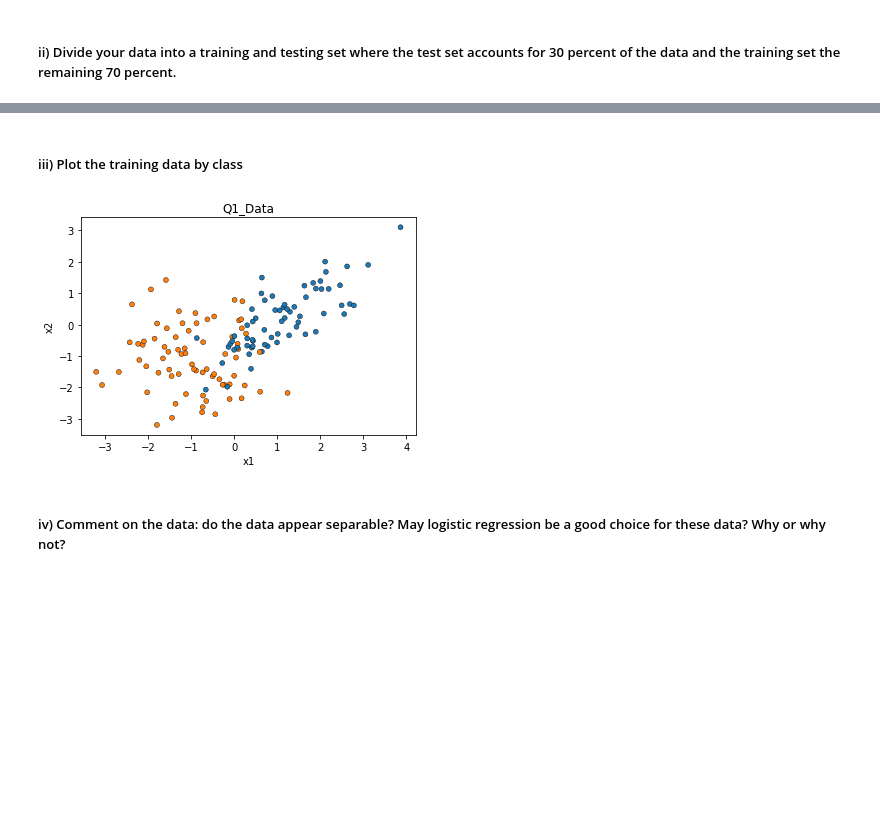
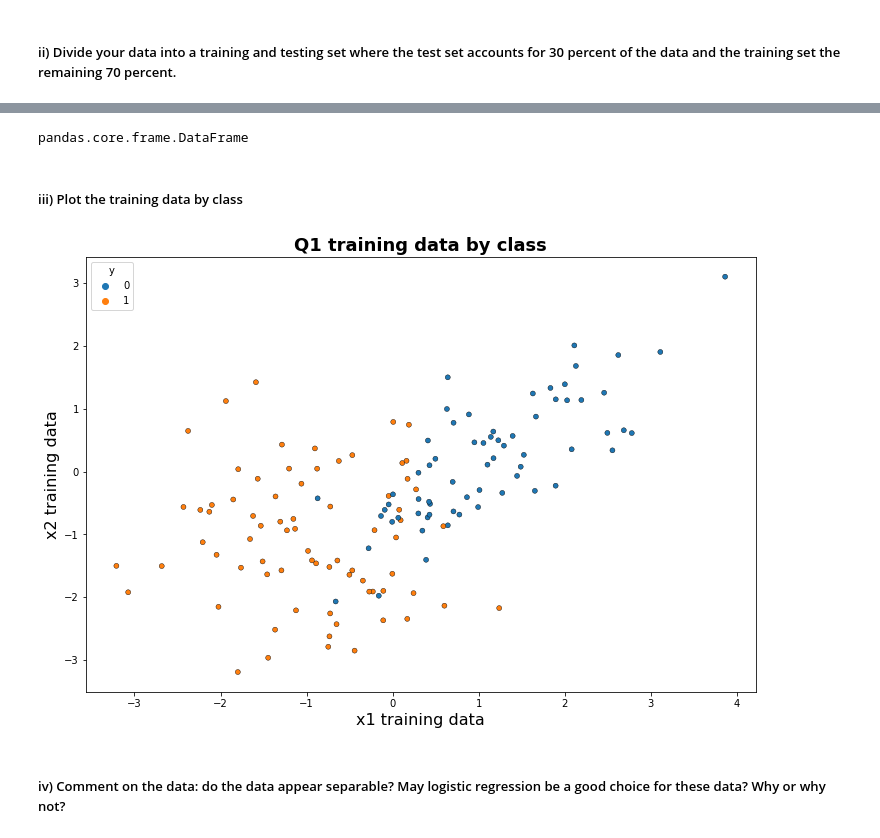
Before and after one commit to FR-Schwartz/ids705, a Jupyter notebook: assignments/Assignment_3.ipynb, the cells around one changed output, grey strips where cells are left out. Cells and saved outputs as stored; diff of their text form; code cells hidden in the pictures; blank space fills up the shorter version.

```diff
--- a/assignments/Assignment_3.ipynb
+++ b/assignments/Assignment_3.ipynb
@@ -127,6 +104,12 @@ print(X.head())
 # %%
 # Use sklearn to split into train and test dataset
-X_train, X_test, y_train, y_test = train_test_split(X, y, test_size=0.3, random_state=42)
+X_train, X_test, y_train, y_test = train_test_split(
+    X, y, test_size=0.3, random_state=42
+)
+# %%
+type(X_train)
+# %% [output]
+pandas.core.frame.DataFrame
 # %% [markdown]
 ##### iii) Plot the training data by class
 # %%
@@ -140,12 +123,22 @@ import matplotlib.pyplot as plt
 from matplotlib.colors import ListedColormap
 %matplotlib inline
 # %%
+fig, ax = plt.subplots(figsize=(12, 8))
+
 sns.scatterplot(
-    x=X_train.iloc[:, 0], y=X_train.iloc[:, 1], hue=y, marker="o", s=25, edgecolor="k", legend=None
-).set_title("Q1_Data")
+    x=X_train.iloc[:, 0],
+    y=X_train.iloc[:, 1],
+    hue=y,
+    marker="o",
+    s=25,
+    edgecolor="k",
+    ax=ax,
+).set_title("Q1 training data by class", fontsize=18, fontweight="bold")
+ax.set_xlabel("x1 training data", fontsize=16)
+ax.set_ylabel("x2 training data", fontsize=16)
 plt.show()
 # %% [output]
-[figure, old version]
+[figure, new version]
 # %% [markdown]
 ##### iv) Comment on the data: do the data appear separable? May logistic regression be a good choice for these data? Why or why not?
 # %% [markdown]
```
Also changed, not shown: parts of 74 cells of this notebook, 5 other files.
